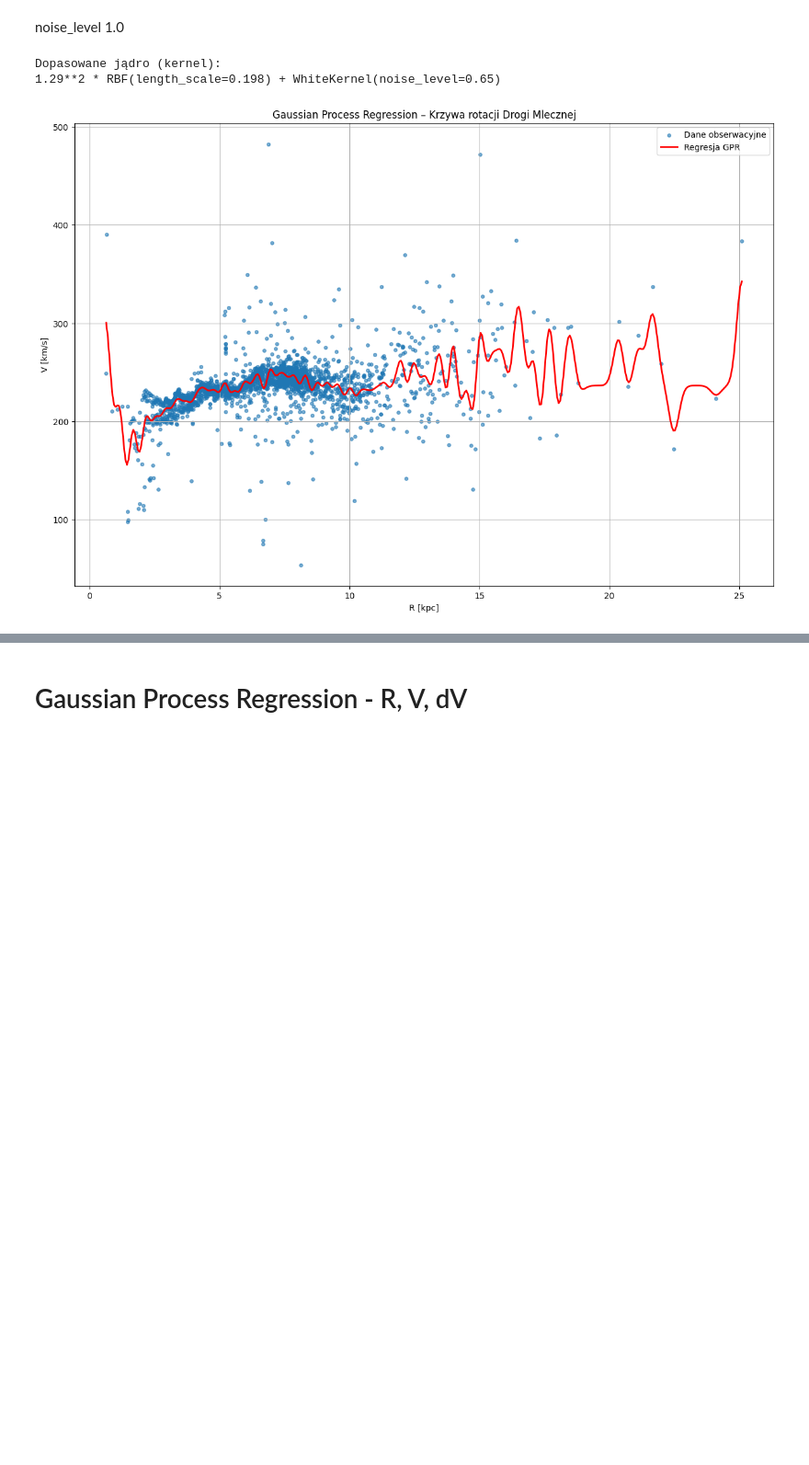
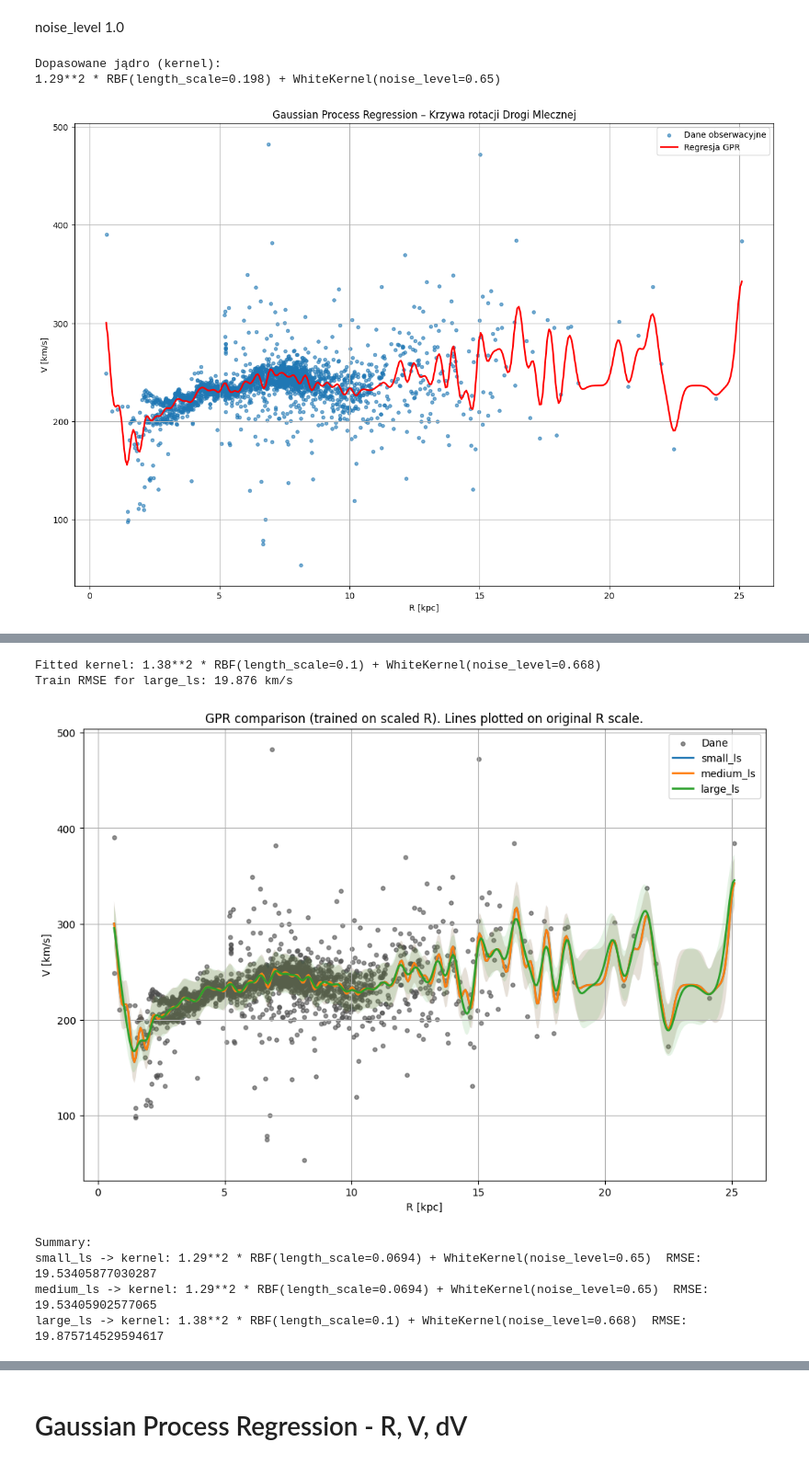
Before and after one commit to redrosesarecool/staz, a Jupyter notebook: regresja.ipynb, the cells around one changed output, grey strips where cells are left out. Shown at 92% size. Saved outputs shown, nothing was run; the diff lists cells and outputs as text; code cells hidden in the pictures; blank space fills up the shorter version.

```diff
--- a/regresja.ipynb
+++ b/regresja.ipynb
@@ -454,3 +704,75 @@ plt.show()
 Dopasowane jądro (kernel):
 1.29**2 * RBF(length_scale=0.198) + WhiteKernel(noise_level=0.65)
 [figure]
+# %%
+import numpy as np
+import pandas as pd
+import matplotlib.pyplot as plt
+from sklearn.preprocessing import StandardScaler
+from sklearn.gaussian_process import GaussianProcessRegressor
+from sklearn.gaussian_process.kernels import RBF, ConstantKernel, WhiteKernel
+from sklearn.metrics import mean_squared_error
+
+# dane
+file_path = "/content/drive/My Drive/all_montecarlo_output-kopia.dat"
+df = pd.read_csv(file_path, sep=r"\s+", comment="#", on_bad_lines="skip", usecols=["R", "V"])
+df = df.dropna(subset=["R","V"]).copy()
+
+print("Rows:", len(df)) # liczba wierszy
+print(df[["R","V"]].describe()) # statystyczne podsumowanie kolumn
+
+# usunięcie pojawiających się NaN-y i absurdalnych R jeśli są
+df = df[(df["R"] > 0) & (df["R"] < 40)].copy()   # R jest mniejsze niż 40 kpc
+print("After cleaning rows:", len(df), "R range:", df["R"].min(), df["R"].max())
+
+# przygotowanie danych
+R = df["R"].values.reshape(-1,1)
+V = df["V"].values
+
+# skalowanie R do jednostek znormalizowanych, aby ułatwić dobór length_scale
+scaler = StandardScaler()
+R_s = scaler.fit_transform(R)
+
+# siatka predykcji w oryginalnej skali do rysunku
+R_pred = np.linspace(df["R"].min(), df["R"].max(), 400).reshape(-1,1)
+R_pred_s = scaler.transform(R_pred)  # przeskalowane dla predykcji na skalowanych danych
+
+# kernels do porównania, length_scale w skali znormalizowanej
+kern_cfg = [
+    ("small_ls", ConstantKernel(1.0,(1e-3,1e3))*RBF(0.2, length_scale_bounds=(1e-2,5.0)) + WhiteKernel(0.01, (1e-6, 10))),
+    ("medium_ls", ConstantKernel(1.0,(1e-3,1e3))*RBF(1.0, length_scale_bounds=(1e-2,10.0)) + WhiteKernel(0.1, (1e-6, 10))),
+    ("large_ls", ConstantKernel(1.0,(1e-3,1e3))*RBF(5.0, length_scale_bounds=(1e-1,20.0)) + WhiteKernel(1.0, (1e-6, 100)))
+]
+
+plt.figure(figsize=(12,8))
+plt.scatter(R, V, color="0.3", s=15, alpha=0.6, label="Dane")
+
+# pętla, która automatycznie trenuje i porównuje kilka modeli Gaussian Process Regression
+results = []
+for label, kernel in kern_cfg:
+    print("\n--- FITTING:", label, " initial kernel:", kernel) # wypisaniee kernela który jest liczony
+    gpr = GaussianProcessRegressor(kernel=kernel, alpha=1e-6, n_restarts_optimizer=5, normalize_y=True, random_state=42) # model GPR z danym kernelem z optymalizacja
+    gpr.fit(R_s, V) # R_s jest skalowane żeby model lepiej działał
+    print("Fitted kernel:", gpr.kernel_) # opis dopasowanego kernela
+
+    # predykcja w skali, na której model był uczony (R_s)
+    V_pred, V_std = gpr.predict(R_pred_s, return_std=True) # dodatkowo odchylenie standardowe
+    plt.plot(R_pred, V_pred, lw=2, label=f"{label}") # krzywa
+    plt.fill_between(R_pred.ravel(), V_pred - V_std, V_pred + V_std, alpha=0.12) # niepewność
+    V_train_pred = gpr.predict(R_s)
+    rmse = np.sqrt(mean_squared_error(V, V_train_pred)) # błąd średniokwadratowy (RMSE), czyli jaka róźnica modelu względem danych
+    print(f"Train RMSE for {label}: {rmse:.3f} km/s")
+    results.append((label, gpr.kernel_, rmse)) # zapisanie danych kazdego kernela
+
+# wykres
+plt.xlabel("R [kpc]")
+plt.ylabel("V [km/s]")
+plt.title("GPR comparison (trained on scaled R). Lines plotted on original R scale.")
+plt.legend()
+plt.grid(True)
+plt.show()
+
+print("\nSummary:")
+for r in results:
+    print(r[0], "-> kernel:", r[1], " RMSE:", r[2])
+# %% [output]
@@ -456,0 +796,7 @@ Dopasowane jądro (kernel):
+Fitted kernel: 1.38**2 * RBF(length_scale=0.1) + WhiteKernel(noise_level=0.668)
+Train RMSE for large_ls: 19.876 km/s
+[figure, added]
+Summary:
+small_ls -> kernel: 1.29**2 * RBF(length_scale=0.0694) + WhiteKernel(noise_level=0.65)  RMSE: 19.53405877030287
+medium_ls -> kernel: 1.29**2 * RBF(length_scale=0.0694) + WhiteKernel(noise_level=0.65)  RMSE: 19.53405902577065
+large_ls -> kernel: 1.38**2 * RBF(length_scale=0.1) + WhiteKernel(noise_level=0.668)  RMSE: 19.875714529594617
```
Also changed, not shown: parts of 14 cells of this notebook.
